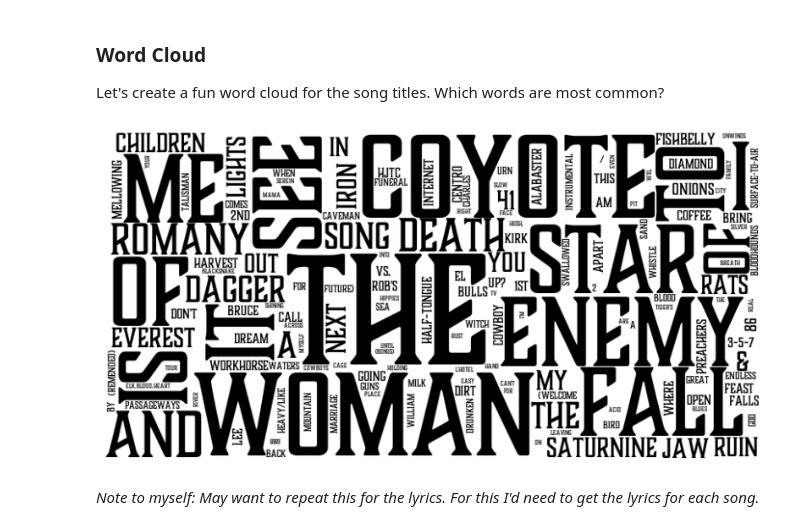
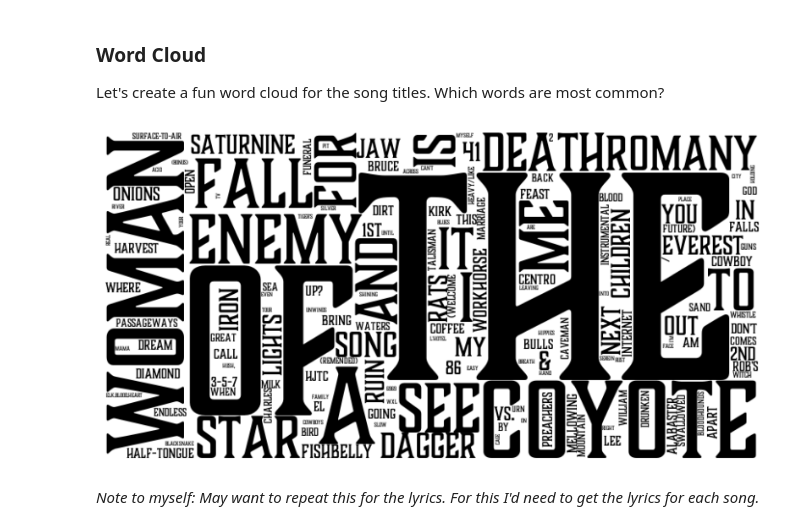
Before and after one commit to scheinmensch/Spotify, a Jupyter notebook: AllThemWitches.ipynb, the cells around one changed output. Drawn from its saved outputs; the diff is of its cells as text; code cells hidden in the pictures.

Commit message:
wordcloud

```diff
--- a/AllThemWitches.ipynb
+++ b/AllThemWitches.ipynb
@@ -700,24 +700,20 @@ list_of_strings = atw['name'].tolist()
 word_counts = {}
 for name in list_of_strings:
     for word in name.split():
+        word = word.lower()
         word_counts[word] = word_counts.get(word, 0) + 1
 # %%
-wordcloud = WordCloud(width=800, height=400, background_color='white', random_state=2, font_path='/Users/johannakruger/Library/Fonts/Boucherie Block.otf')
+wordcloud = WordCloud(width=800, height=400, background_color='white', random_state=35, color_func=lambda *args, **kwargs: "black", font_path='/Users/johannakruger/Library/Fonts/Boucherie Block.otf')
 
 wordcloud.generate_from_frequencies(word_counts)
 
-def black_color_func(word, font_size, position, orientation, random_state=None, **kwargs):
-    alpha = int(0.5 + word_counts[word] / max(word_counts.values()) / 2 * 255)  # Convert alpha to integer
-    rgba_color = (0, 0, 0, alpha)
-    return rgba_color
-
 plt.figure(figsize=(10, 6))
-plt.imshow(wordcloud.recolor(color_func=black_color_func), interpolation='bilinear')
+plt.imshow(wordcloud, interpolation='bilinear')
 plt.axis('off')
 plt.title('')
 plt.show()
 # %% [output]
-[figure, old version]
+[figure, new version]
 # %% [markdown]
 *Note to myself: May want to repeat this for the lyrics. For this I'd need to get the lyrics for each song.*
 # %% [markdown]
```
Also changed, not shown: parts of 10 cells of this notebook.
